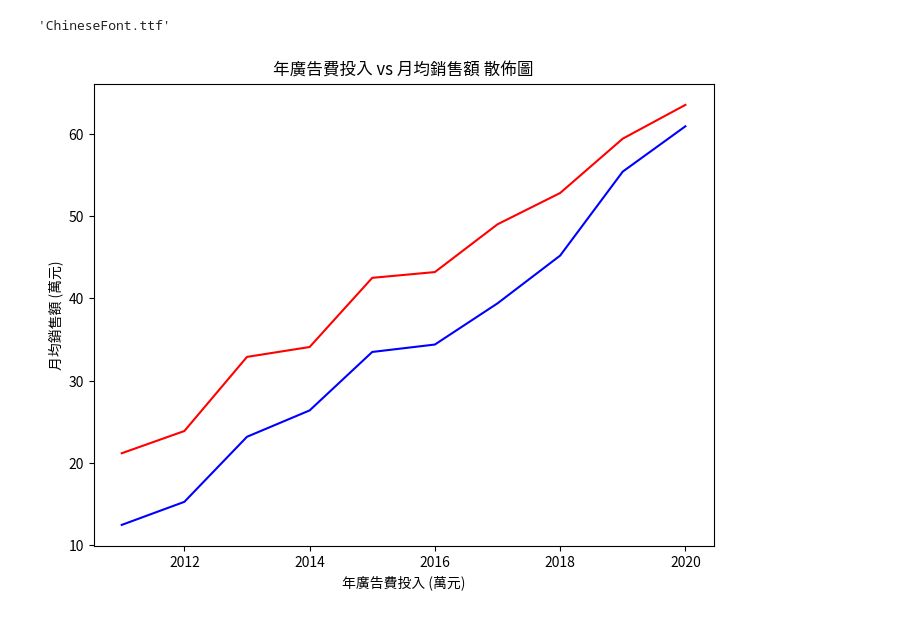
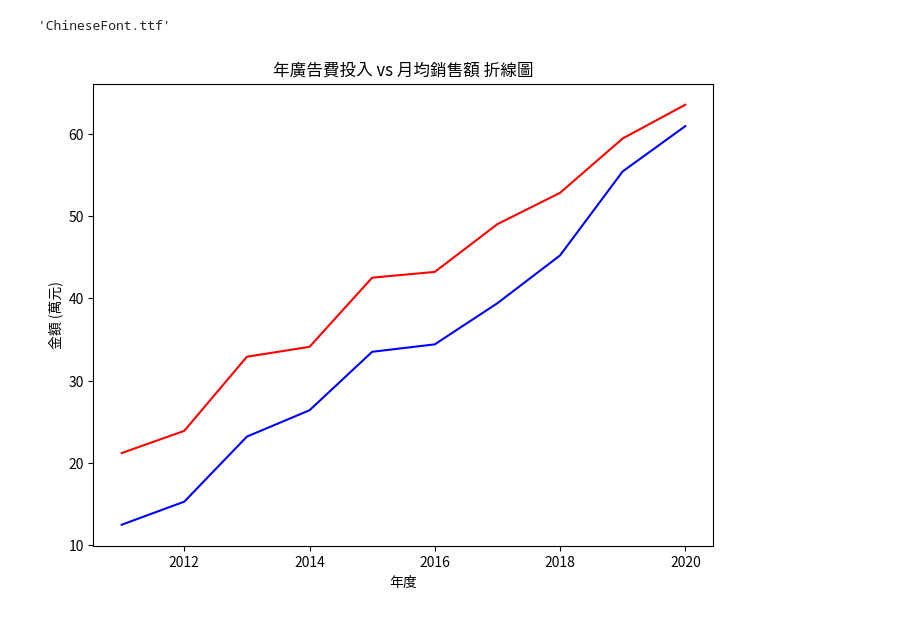
Before and after one commit to roberthsu2003/__2025_10_14_2_4_ai__, a Jupyter notebook: lesson17/lesson17_5.ipynb, the cells around one changed output. Cells and saved outputs as stored; diff of their text form; code cells hidden in the pictures.

```diff
--- a/lesson17/lesson17_5.ipynb
+++ b/lesson17/lesson17_5.ipynb
@@ -176,13 +176,13 @@ mpl.rc('font', family="ChineseFont")
 # %%
 import matplotlib.pyplot as plt
 figure = plt.figure(figsize=(8, 6))
 axes = figure.add_subplot(1, 1, 1)
 # 改變marker顏色
 axes.plot(data_df.index, data_df['月均銷售額'], color='red')
 axes.plot(data_df.index, data_df['年廣告費投入'], color='blue')
-axes.set_title('年廣告費投入 vs 月均銷售額 散佈圖')
-axes.set_xlabel('年廣告費投入 (萬元)')
-axes.set_ylabel('月均銷售額 (萬元)')
+axes.set_title('年廣告費投入 vs 月均銷售額 折線圖')
+axes.set_xlabel('年度')
+axes.set_ylabel('金額 (萬元)')
 plt.show()
 # %% [output]
-[figure, old version]
+[figure, new version]
```
